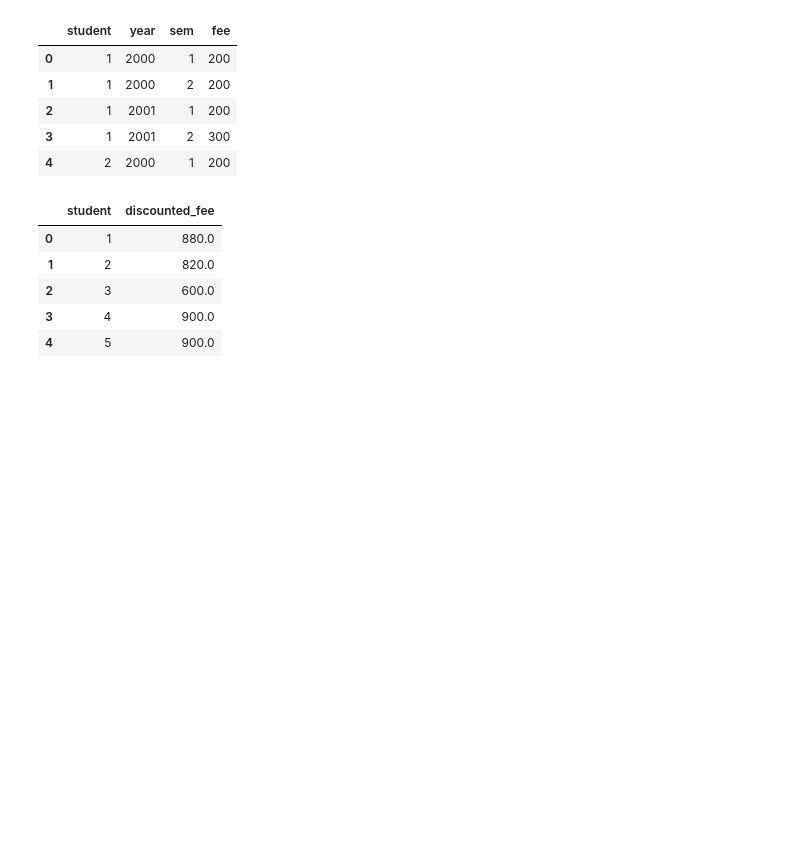
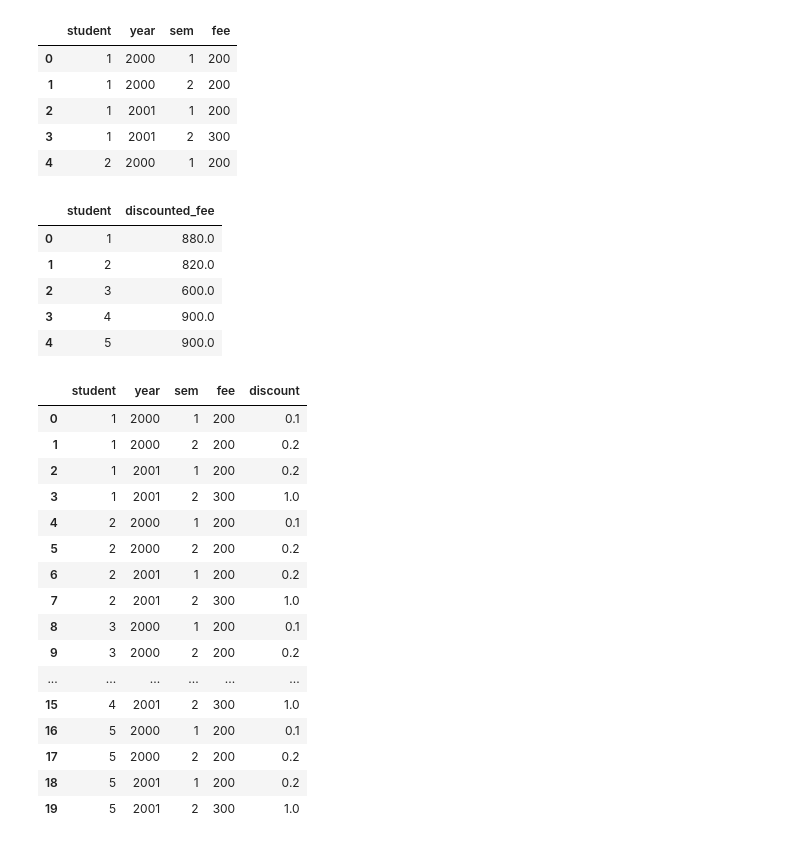
Before and after one commit to omid-sar/Interview-Preparation, a Jupyter notebook: data_manipulation/merge.ipynb, the cells around one changed output. Drawn from its saved outputs; the diff is of its cells as text; code cells hidden in the pictures; blank space fills up the shorter version.

Commit message:
merge

```diff
--- a/data_manipulation/merge.ipynb
+++ b/data_manipulation/merge.ipynb
@@ -270,3 +270,25 @@ df.groupby('student')['discounted_fee'].sum().reset_index()
 | 2 | 3 | 600.0 |
 | 3 | 4 | 900.0 |
 | 4 | 5 | 900.0 |
+# %%
+students['key'], scholar_fee['key'] = 1, 1
+st = pd.merge(students, scholar_fee, on='key').drop(columns=['key', 'student_y'], axis=1).rename(columns={'student_x':'student'})
+st
+# %% [output]
+|  | student | year | sem | fee | discount |
+| 0 | 1 | 2000 | 1 | 200 | 0.1 |
+| 1 | 1 | 2000 | 2 | 200 | 0.2 |
+| 2 | 1 | 2001 | 1 | 200 | 0.2 |
+| 3 | 1 | 2001 | 2 | 300 | 1.0 |
+| 4 | 2 | 2000 | 1 | 200 | 0.1 |
+| 5 | 2 | 2000 | 2 | 200 | 0.2 |
+| 6 | 2 | 2001 | 1 | 200 | 0.2 |
+| 7 | 2 | 2001 | 2 | 300 | 1.0 |
+| 8 | 3 | 2000 | 1 | 200 | 0.1 |
+| 9 | 3 | 2000 | 2 | 200 | 0.2 |
+| ... | ... | ... | ... | ... | ... |
+| 15 | 4 | 2001 | 2 | 300 | 1.0 |
+| 16 | 5 | 2000 | 1 | 200 | 0.1 |
+| 17 | 5 | 2000 | 2 | 200 | 0.2 |
+| 18 | 5 | 2001 | 1 | 200 | 0.2 |
+| 19 | 5 | 2001 | 2 | 300 | 1.0 |
```
